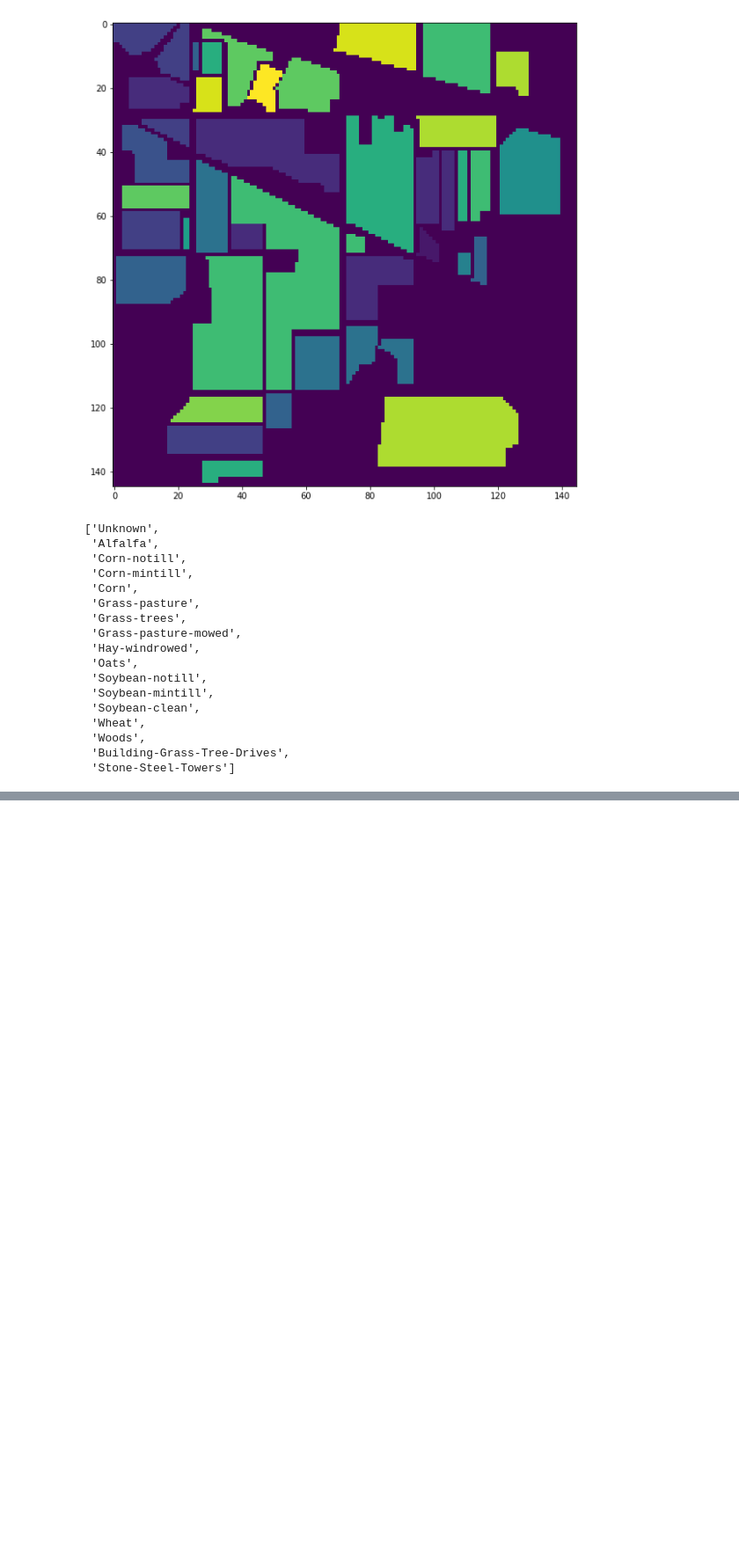
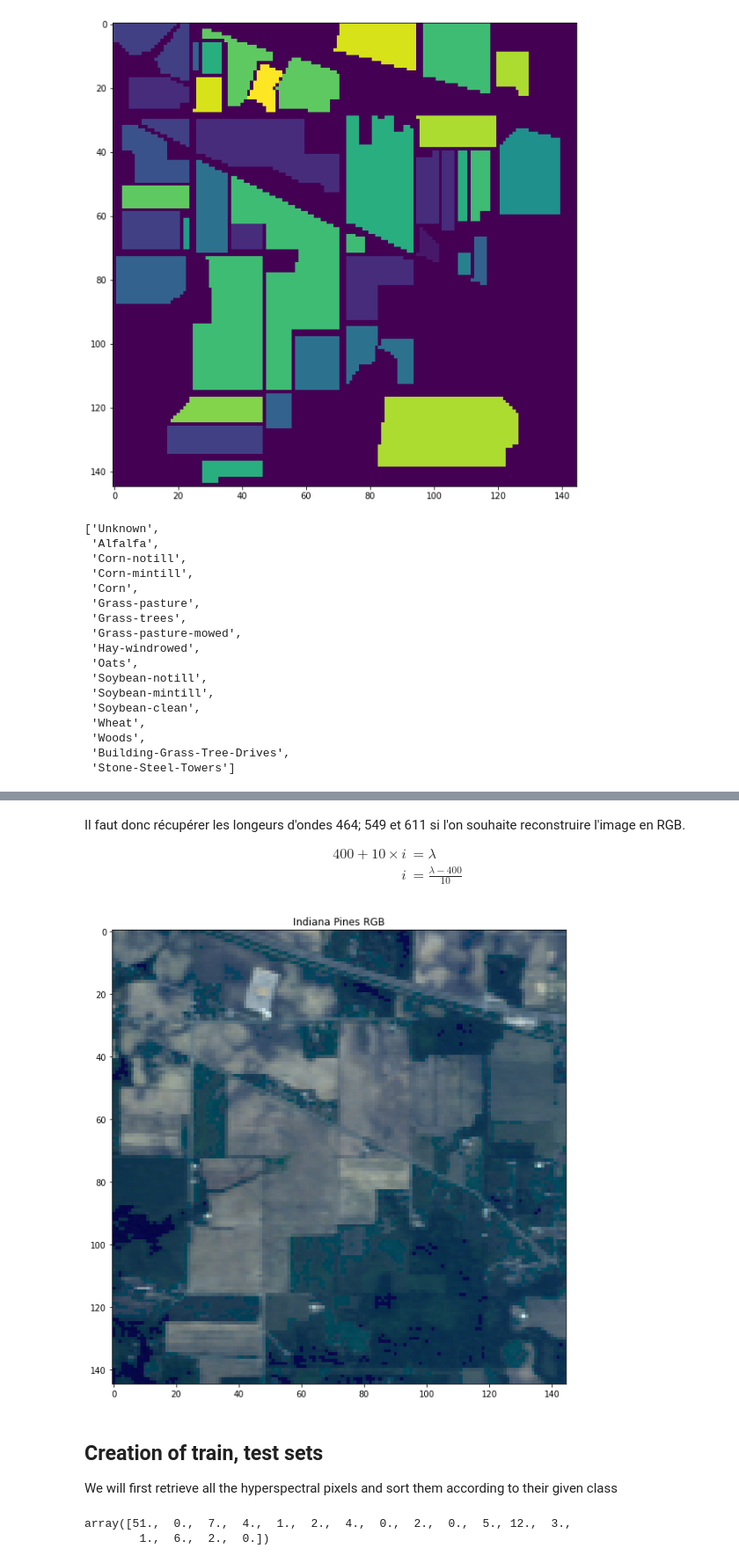
Before and after one commit to elrandar/hyper-spectral-fields, a Jupyter notebook: iml_notebook.ipynb, the cells around one changed output, grey strips where cells are left out. Shown at 88% size. Cells and saved outputs as stored; diff of their text form; code cells hidden in the pictures; blank space fills up the shorter version.

```diff
--- a/iml_notebook.ipynb
+++ b/iml_notebook.ipynb
@@ -51 +52,4 @@ plt.imshow(arr_pines[:,:,150])
 [figure]
+# %%
+def normalize(arr):
+    return (arr - arr.min()) / (arr.max() - arr.min())
@@ -51,0 +66,27 @@ plt.imshow(arr_pines[:,:,150])
+# %% [markdown]
+Il faut donc récupérer les longeurs d'ondes 464; 549 et 611 si l'on souhaite reconstruire l'image en RGB.
+
+$$
+\begin{align}
+400 + 10 \times i &= \lambda\\
+i &= \frac{\lambda - 400}{10}
+\end{align}
+$$
+# %%
+def find_index_wavelength(lambda_wl):
+    return round((lambda_wl - 400) / 10)
+# %%
+r = find_index_wavelength(611)
+g = find_index_wavelength(549)
+b = find_index_wavelength(464)
+rgb_pines = arr_pines[:,:,[r, g, b]]
+# %%
+plt.figure(figsize=(10,10))
+plt.title("Indiana Pines RGB")
+plt.imshow(normalize(rgb_pines))
+row,col,dim = arr_pines.shape
+# %% [output]
+[figure, added]
+# %% [markdown]
+## Creation of train, test sets
+We will first retrieve all the hyperspectral pixels and sort them according to their given class
@@ -51,0 +101,5 @@ plt.imshow(arr_pines[:,:,150])
+# %%
+np.round(np.unique(y_train, return_counts=True)[1] / (y_train.shape[0]) * 100)
+# %% [output]
+array([51.,  0.,  7.,  4.,  1.,  2.,  4.,  0.,  2.,  0.,  5., 12.,  3.,
+        1.,  6.,  2.,  0.])
```
Also changed, not shown: parts of 23 cells of this notebook.
